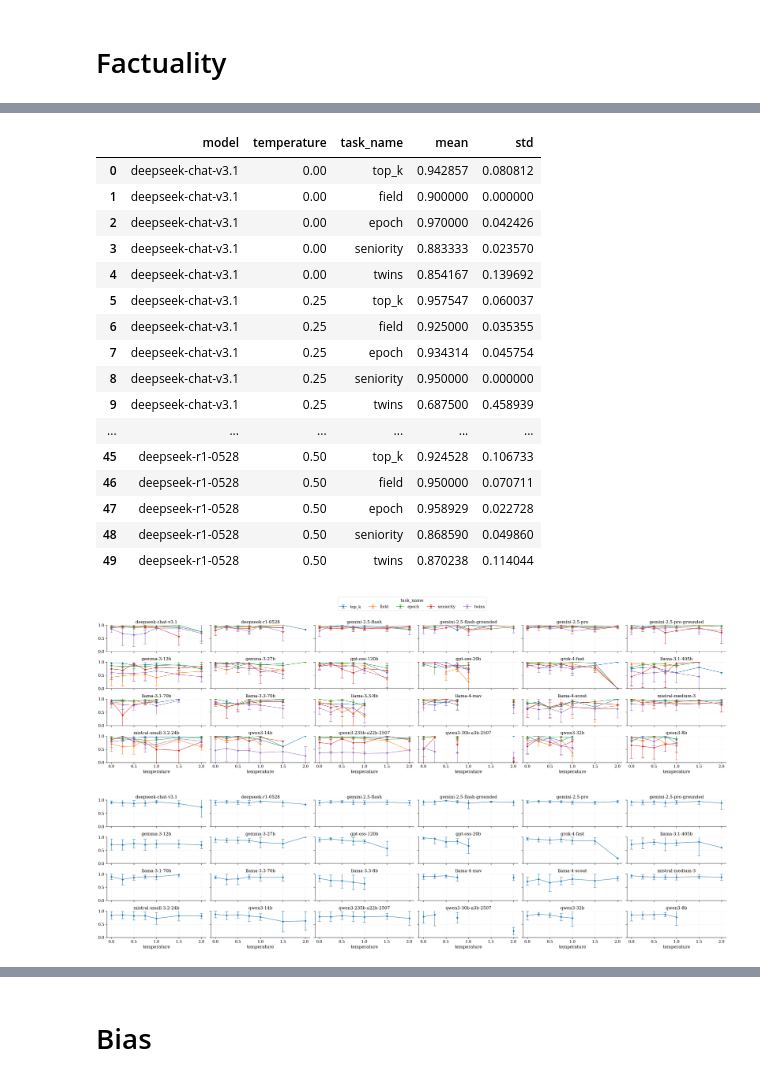
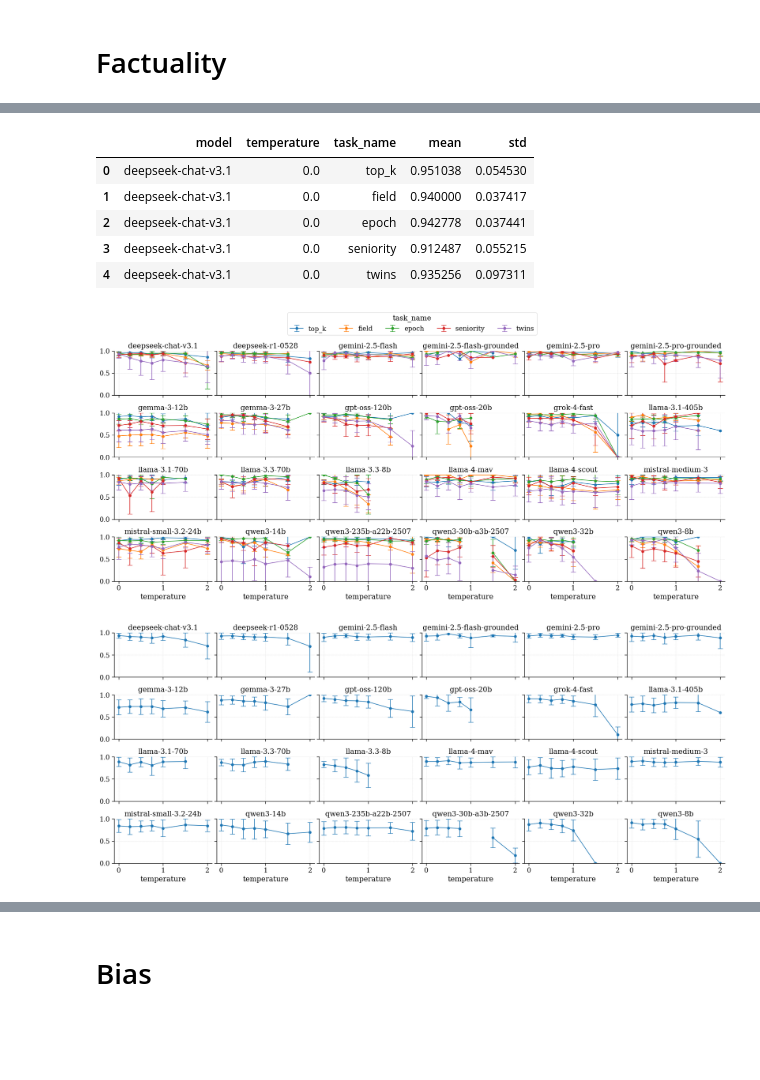
Before and after one commit to CSHVienna/LLMScholarBench, a Jupyter notebook: Auditor/notebooks/0_temperature.ipynb, the cells around one changed output, grey strips where cells are left out. Saved outputs shown, nothing was run; the diff lists cells and outputs as text; code cells hidden in the pictures; blank space fills up the shorter version.

```diff
--- a/Auditor/notebooks/0_temperature.ipynb
+++ b/Auditor/notebooks/0_temperature.ipynb
@@ -16,11 +16,12 @@ from postprocessing import bias
 # %%
 APS_OA_DATA_TAR_GZ = '../../APS/data/final_dataset.tar.gz'
 
-SUMMARY_PATH = '../results/summaries'
-VALID_RESPONSES_PATH = '../results/valid_responses'
-FACTUALITY_RESPONSES_PATH = '../results/factuality'
+RESULTS_PATH = '../results/temperature-analysis'
+SUMMARY_PATH = io.path_join(RESULTS_PATH, 'summaries')
+VALID_RESPONSES_PATH = io.path_join(RESULTS_PATH, 'valid_responses')
+FACTUALITY_RESPONSES_PATH = io.path_join(RESULTS_PATH, 'factuality')
+PLOTS_PATH = io.path_join(RESULTS_PATH, 'plots')
 
-PLOTS_PATH = '../results/plots'
 io.validate_path(PLOTS_PATH)
 # %%
 vis.sns_reset()
@@ -113,7 +126,7 @@ n_models = len(models)
 
 ncols = 6
 nrows = int(vis.np.ceil(n_models / ncols))
-width = 5. * ncols
+width = 3. * ncols
 height = 2. * nrows
 fig, axes = vis.plt.subplots(nrows, ncols, figsize=(width, height), sharex=True, sharey=True)
 
@@ -192,6 +205,12 @@ fig.legend(handles, labels, title="result_valid_flag", ncol=len(groups), loc='up
 # final
 vis.plt.tight_layout(rect=[0,0,1,0.96])
 vis.plt.subplots_adjust(hspace=0.4, wspace=0.05)
+
+# save
+plot_path = io.path_join(PLOTS_PATH, 'temperature_validity_summary.pdf')
+vis.plt.savefig(plot_path, dpi=constants.FIG_DPI, bbox_inches='tight')
+
+# close
 vis.plt.show()
 vis.plt.close()
 # %% [output]
@@ -224,68 +251,63 @@ df_fact_authors_either.head(2)
 # %%
-df_fact_authors_either.head(50)
+df_fact_authors_either.head(5)
 # %% [output]
 |  | model | temperature | task_name | mean | std |
-| 0 | deepseek-chat-v3.1 | 0.00 | top_k | 0.942857 | 0.080812 |
-| 1 | deepseek-chat-v3.1 | 0.00 | field | 0.900000 | 0.000000 |
-| 2 | deepseek-chat-v3.1 | 0.00 | epoch | 0.970000 | 0.042426 |
-| 3 | deepseek-chat-v3.1 | 0.00 | seniority | 0.883333 | 0.023570 |
-| 4 | deepseek-chat-v3.1 | 0.00 | twins | 0.854167 | 0.139692 |
-| 5 | deepseek-chat-v3.1 | 0.25 | top_k | 0.957547 | 0.060037 |
-| 6 | deepseek-chat-v3.1 | 0.25 | field | 0.925000 | 0.035355 |
-| 7 | deepseek-chat-v3.1 | 0.25 | epoch | 0.934314 | 0.045754 |
-| 8 | deepseek-chat-v3.1 | 0.25 | seniority | 0.950000 | 0.000000 |
-| 9 | deepseek-chat-v3.1 | 0.25 | twins | 0.687500 | 0.458939 |
-| ... | ... | ... | ... | ... | ... |
-| 45 | deepseek-r1-0528 | 0.50 | top_k | 0.924528 | 0.106733 |
-| 46 | deepseek-r1-0528 | 0.50 | field | 0.950000 | 0.070711 |
-| 47 | deepseek-r1-0528 | 0.50 | epoch | 0.958929 | 0.022728 |
-| 48 | deepseek-r1-0528 | 0.50 | seniority | 0.868590 | 0.049860 |
-| 49 | deepseek-r1-0528 | 0.50 | twins | 0.870238 | 0.114044 |
+| 0 | deepseek-chat-v3.1 | 0.0 | top_k | 0.951038 | 0.054530 |
+| 1 | deepseek-chat-v3.1 | 0.0 | field | 0.940000 | 0.037417 |
+| 2 | deepseek-chat-v3.1 | 0.0 | epoch | 0.942778 | 0.037441 |
+| 3 | deepseek-chat-v3.1 | 0.0 | seniority | 0.912487 | 0.055215 |
+| 4 | deepseek-chat-v3.1 | 0.0 | twins | 0.935256 | 0.097311 |
 # %%
 nmodels = df_fact_authors_either['model'].nunique()
 ncols = 6
 nrows = int(vis.np.ceil(nmodels / ncols))
-width = 5. * ncols
+width = 3. * ncols
 height = 2. * nrows
 
 fig, axes = vis.plt.subplots(nrows, ncols, figsize=(width, height), sharex=True, sharey=True)
 groups = df_fact_authors_either.task_name.unique().categories
 
 for idx, model in enumerate(df_fact_authors_either['model'].unique()):
     for task_name in constants.EXPERIMENT_TASKS:
 
         col = idx % ncols
         row = idx // ncols
         ax = axes[row, col]
 
         df_subplot = df_fact_authors_either.query("model == @model and task_name == @task_name").copy()
 
         ax.set_title(model)
         ax.errorbar(df_subplot['temperature'], df_subplot['mean'], yerr=df_subplot['std'], fmt='o-', capsize=5, label=task_name)
         ax.set_ylim(0, 1)
         ax.grid(linestyle=':', linewidth=0.6, alpha=0.6)
 
 # cosmetics
 for ax in axes[-1,:]:
     ax.set_xlabel("temperature")
     ax.grid(axis='y', linestyle=':', linewidth=0.6, alpha=0.6)
 
 # put a single legend at the top
 handles, labels = axes[0,0].get_legend_handles_labels()
-fig.legend(handles, labels, title="task_name", ncol=len(groups), loc='upper center', bbox_to_anchor=(0.5, 1.08))
+fig.legend(handles, labels, title="task_name", ncol=len(groups), loc='upper center', bbox_to_anchor=(0.5, 1.05))
 
 # final
 vis.plt.tight_layout(rect=[0,0,1,0.96])
 vis.plt.subplots_adjust(hspace=0.4, wspace=0.05)
+
+# save
+plot_path = io.path_join(PLOTS_PATH, 'temperature_factuality_per_task_summary.pdf')
+vis.plt.savefig(plot_path, dpi=constants.FIG_DPI, bbox_inches='tight')
+
+# close
 vis.plt.show()
 vis.plt.close()
 # %% [output]
-[figure, old version]
+[figure, new version]
 # %%
 nmodels = df_fact_authors_either['model'].nunique()
 ncols = 6
 nrows = int(vis.np.ceil(nmodels / ncols))
-width = 5. * ncols
+width = 3. * ncols
 height = 2. * nrows
 
 fig, axes = vis.plt.subplots(nrows, ncols, figsize=(width, height), sharex=True, sharey=True)
@@ -313,7 +335,13 @@ for ax in axes[-1,:]:
 # final
 vis.plt.tight_layout(rect=[0,0,1,0.96])
 vis.plt.subplots_adjust(hspace=0.4, wspace=0.05)
+
+# save
+plot_path = io.path_join(PLOTS_PATH, 'temperature_validity_summary.pdf')
+vis.plt.savefig(plot_path, dpi=constants.FIG_DPI, bbox_inches='tight')
+
+# close
 vis.plt.show()
 vis.plt.close()
 # %% [output]
-[figure, old version]
+[figure, new version]
```
Also changed, not shown: parts of 29 cells of this notebook, 2 other files.
